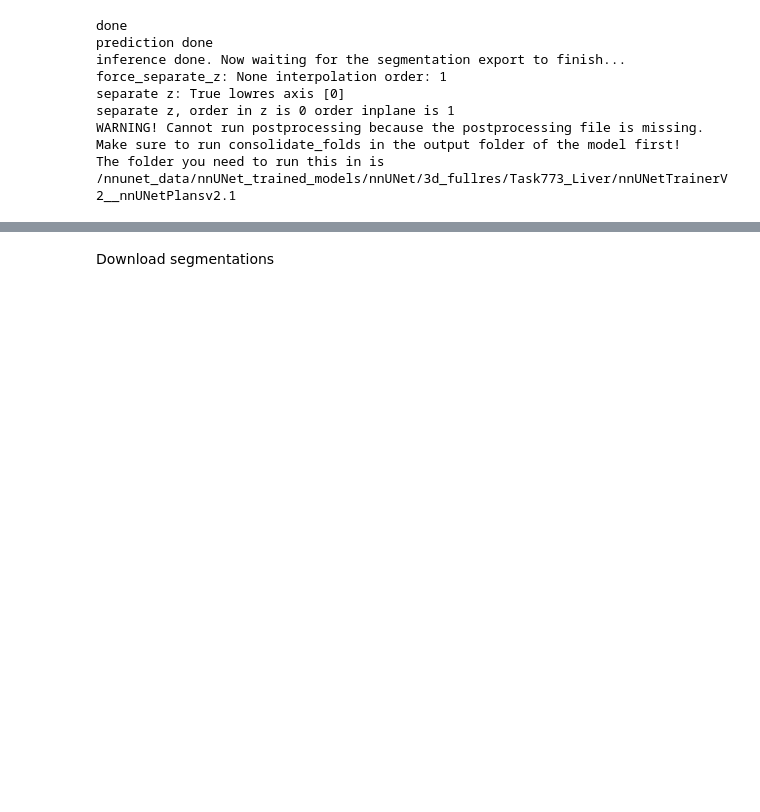
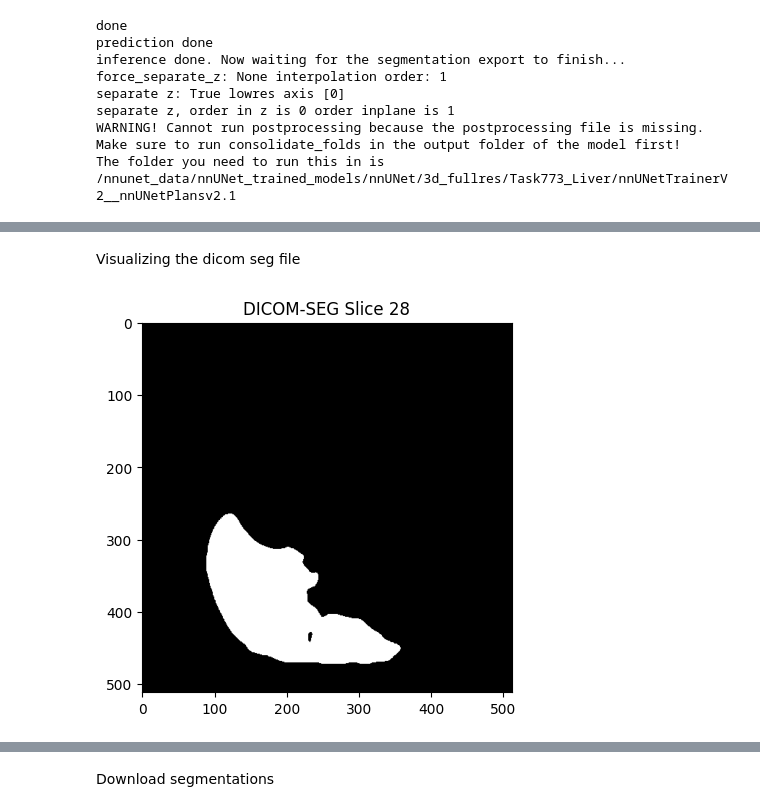
Before and after one commit to llaser00/Tests, a Jupyter notebook: run_on_idc_data.ipynb, the cells around one changed output, grey strips where cells are left out. Cells and saved outputs as stored; diff of their text form; code cells hidden in the pictures; blank space fills up the shorter version.

```diff
--- a/run_on_idc_data.ipynb
+++ b/run_on_idc_data.ipynb
@@ -599,3 +536,26 @@ print(f"Max value in Mask slice: {np.max(mask[:, :, z_slice])}")
+# %% [markdown]
+Visualizing the dicom seg file
+# %%
+# Full path of the DICOM file is passed in base
+base = r"/content/"
+pass_dicom = "TCGA-BC-A10Z_SEG.dcm"
+
+# enter DICOM image name for pattern
+# result is a list of 1 element
+filename = pydicom.data.data_manager.get_files(base, pass_dicom)[0]
+
+ds = pydicom.dcmread(filename)
+
+# Get the pixel array and select the middle slice
+# The shape is (num_slices, height, width), so we take the middle slice along the first dimension.
+middle_slice_index = ds.pixel_array.shape[0] // 2
+selected_slice = ds.pixel_array[middle_slice_index, :, :]
+
+plt.imshow(selected_slice, cmap=plt.cm.bone)  # set the color map to bone
+plt.title(f"DICOM-SEG Slice {middle_slice_index}")
+plt.show()
+# %% [output]
+[figure, added]
 # %%
 import nibabel as nib
 import numpy as np
```
Also changed, not shown: parts of 14 cells of this notebook.
